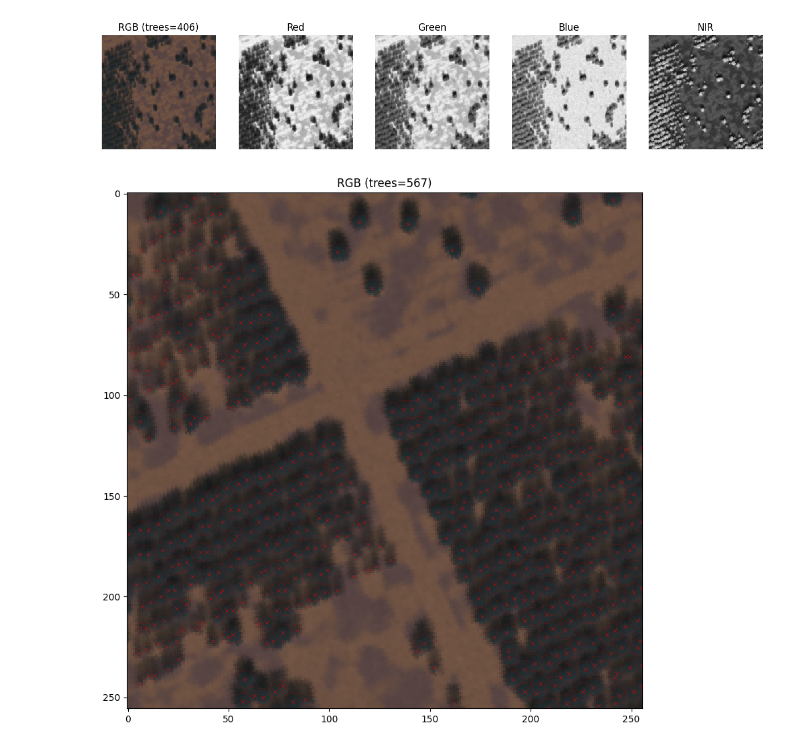
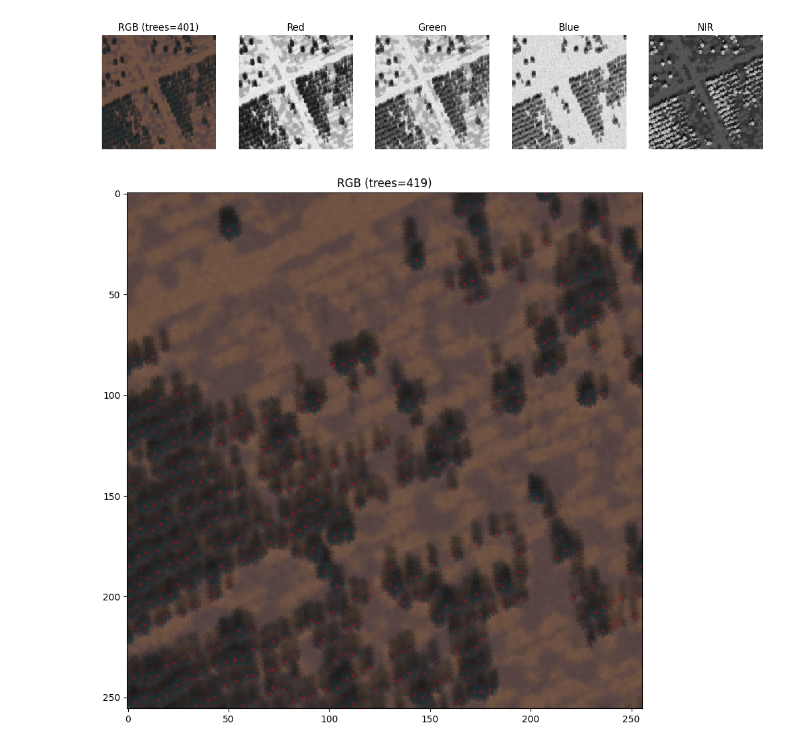
Before and after one commit to SSIGPRO/albero-system, a Jupyter notebook: field_generator/picture_viewer.ipynb, the cells around one changed output. Cells and saved outputs as stored; diff of their text form; code cells hidden in the pictures.

```diff
--- a/field_generator/picture_viewer.ipynb
+++ b/field_generator/picture_viewer.ipynb
@@ -5,7 +5,7 @@ import matplotlib.pyplot as plt
 from matplotlib.patches import Circle
 from matplotlib.collections import PatchCollection
 # %%
-index = 15
+index = 14
 dir = "outputs"
 norm_factor = 1600
 
@@ -32,31 +32,31 @@ for i in range(5):
 
 fig.show()
 # %% [output]
-[figure, old version]
+[figure, new version]
 # %%
-index = 14
+index = 5
 dir = "outputs"
 norm_factor = 1600
 
 output = np.load(os.path.join(dir, "output.npy"))
 coordinates = np.load(os.path.join(dir, "coordinates.npz"))
 count = np.load(os.path.join(dir, "count.npy"))
 
 image = (output[index]/1600).transpose(1, 2, 0)
 coords = coordinates[f"coords{index}"]
 
 figsize = 10
 fig, ax = plt.subplots(1, 1, figsize=(figsize, figsize))
 ax.imshow(image[:,:,:3])
 ax.scatter(coords[:, 0], coords[:, 1], marker='x', c="red", linewidths=0.3, s=15, alpha=1.0)
 circles = [Circle((xi, yi), radius=ri/2) for xi, yi, ri in coords]
 collection = PatchCollection(circles, facecolor='none', edgecolor='red', linewidth=0.1)
 ax.add_collection(collection)
 
 ax.set_title(f"RGB (trees={count[index].item()})")
 
 # ax.axis("off")
 
 fig.show()
 # %% [output]
-[figure, old version]
+[figure, new version]
```
Also changed, not shown: 2 other files.
